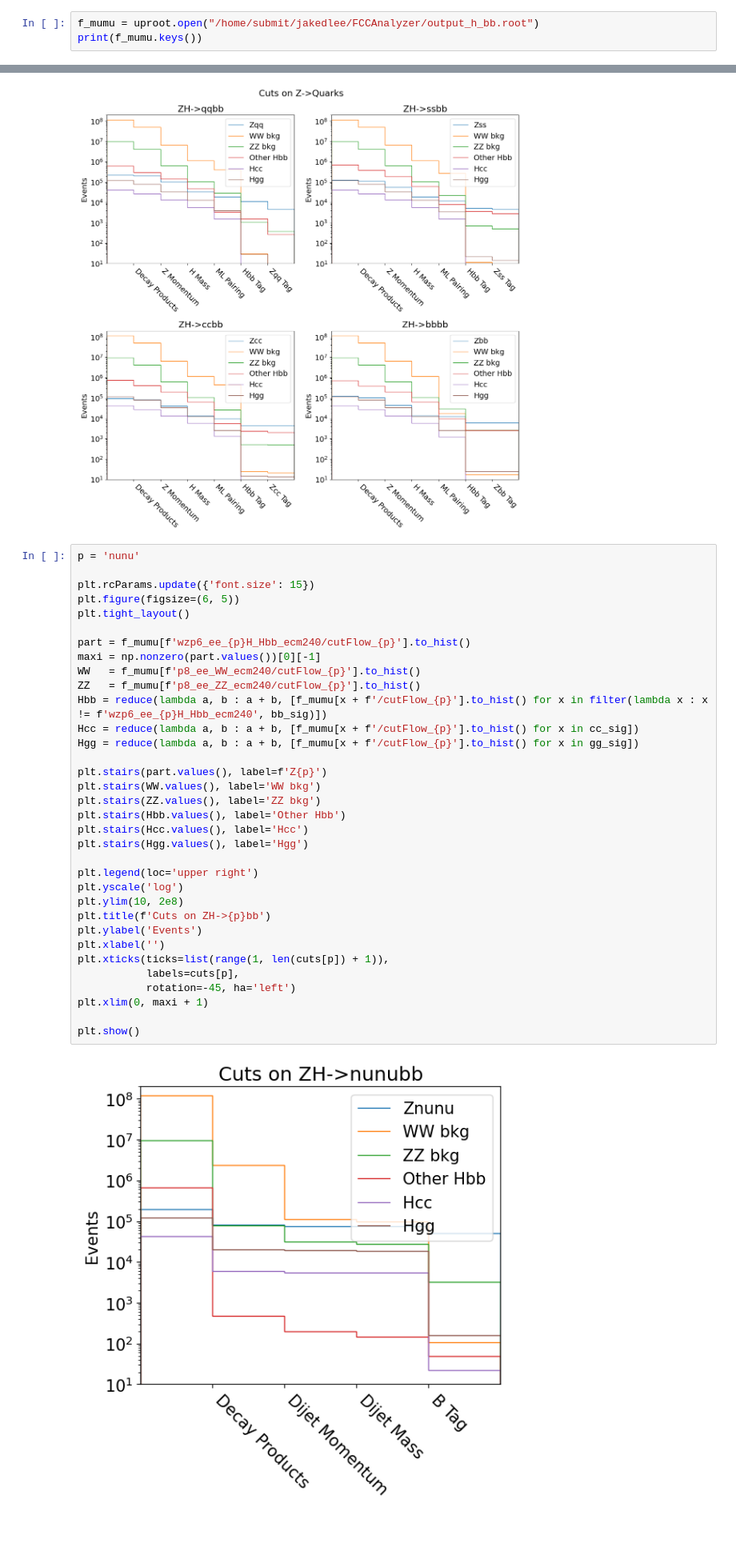
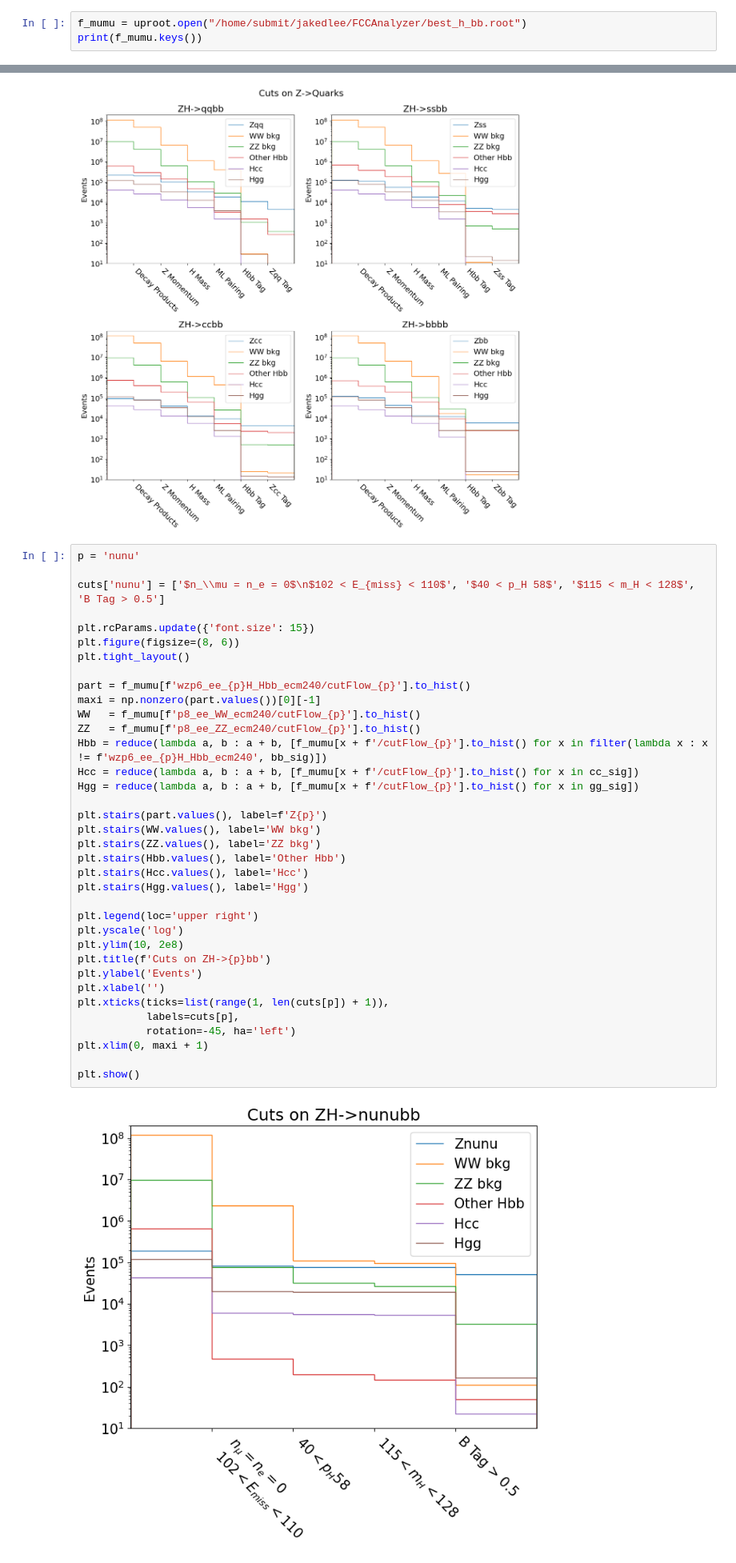
Before and after one commit to ilsanford/FCCAnalyzer, a Jupyter notebook: analyses/h_bb/h_bb.ipynb, the cells around one changed output, grey strips where cells are left out. Shown at 80% size. Saved outputs shown, nothing was run; the diff lists cells and outputs as text; blank space fills up the shorter version.

```diff
--- a/analyses/h_bb/h_bb.ipynb
+++ b/analyses/h_bb/h_bb.ipynb
@@ -11,7 +11,7 @@ from functools import reduce
 # %% [raw]
 First we open the ROOT file using uproot:
 # %%
-f_mumu = uproot.open("/home/submit/jakedlee/FCCAnalyzer/output_h_bb.root")
+f_mumu = uproot.open("/home/submit/jakedlee/FCCAnalyzer/best_h_bb.root")
 print(f_mumu.keys())
 # %% [output]
 ['wzp6_ee_eeH_Hbb_ecm240;1', 'wzp6_ee_eeH_Hbb_ecm240/muons_all_p_cut0;1', 'wzp6_ee_eeH_Hbb_ecm240/muons_all_theta_cut0;1', 'wzp6_ee_eeH_Hbb_ecm240/muons_all_phi_cut0;1', 'wzp6_ee_eeH_Hbb_ecm240/muons_ ...
@@ -165,39 +165,41 @@ plt.show()
 # %%
 p = 'nunu'
 
+cuts['nunu'] = ['$n_\\mu = n_e = 0$\n$102 < E_{miss} < 110$', '$40 < p_H 58$', '$115 < m_H < 128$', 'B Tag > 0.5']
+
 plt.rcParams.update({'font.size': 15})
-plt.figure(figsize=(6, 5))
+plt.figure(figsize=(8, 6))
 plt.tight_layout()
 
 part = f_mumu[f'wzp6_ee_{p}H_Hbb_ecm240/cutFlow_{p}'].to_hist()
 maxi = np.nonzero(part.values())[0][-1]
 WW   = f_mumu[f'p8_ee_WW_ecm240/cutFlow_{p}'].to_hist()
 ZZ   = f_mumu[f'p8_ee_ZZ_ecm240/cutFlow_{p}'].to_hist()
 Hbb = reduce(lambda a, b : a + b, [f_mumu[x + f'/cutFlow_{p}'].to_hist() for x in filter(lambda x : x != f'wzp6_ee_{p}H_Hbb_ecm240', bb_sig)])
 Hcc = reduce(lambda a, b : a + b, [f_mumu[x + f'/cutFlow_{p}'].to_hist() for x in cc_sig])
 Hgg = reduce(lambda a, b : a + b, [f_mumu[x + f'/cutFlow_{p}'].to_hist() for x in gg_sig])
 
 plt.stairs(part.values(), label=f'Z{p}')
 plt.stairs(WW.values(), label='WW bkg')
 plt.stairs(ZZ.values(), label='ZZ bkg')
 plt.stairs(Hbb.values(), label='Other Hbb')
 plt.stairs(Hcc.values(), label='Hcc')
 plt.stairs(Hgg.values(), label='Hgg')
 
 plt.legend(loc='upper right')
 plt.yscale('log')
 plt.ylim(10, 2e8)
 plt.title(f'Cuts on ZH->{p}bb')
 plt.ylabel('Events')
 plt.xlabel('')
 plt.xticks(ticks=list(range(1, len(cuts[p]) + 1)),
            labels=cuts[p],
            rotation=-45, ha='left')
 plt.xlim(0, maxi + 1)
 
 plt.show()
 # %% [output]
-[figure, old version]
+[figure, new version]
 # %% [markdown]
 <h1>Misc Graphs</h1>
 # %%
```
Also changed, not shown: parts of 9 cells of this notebook, 1 other file.
